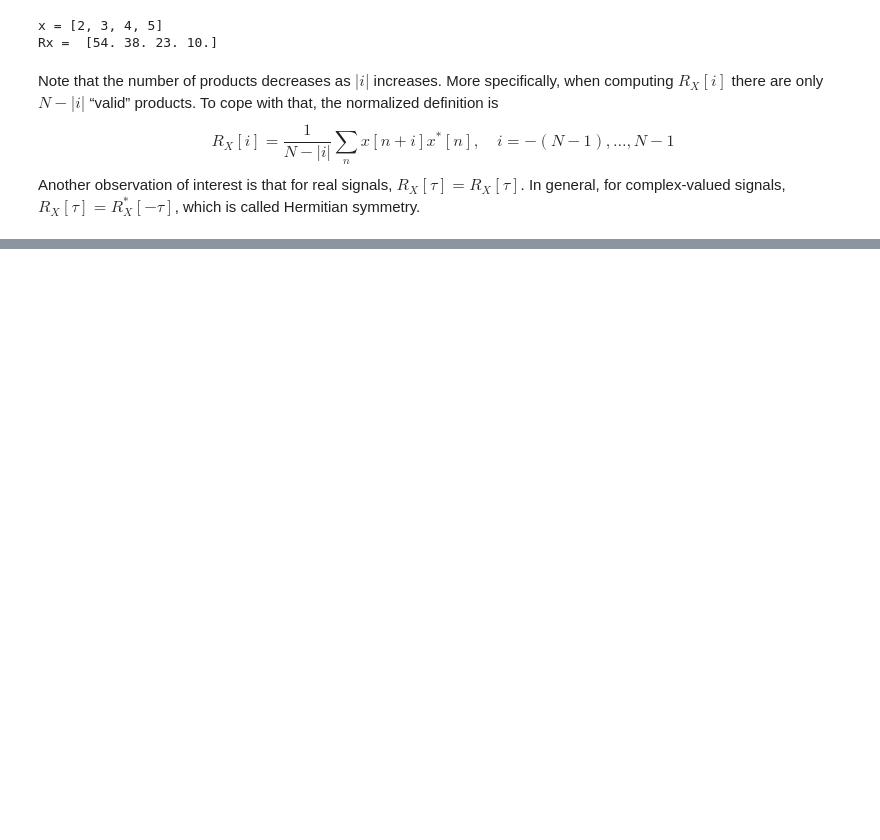
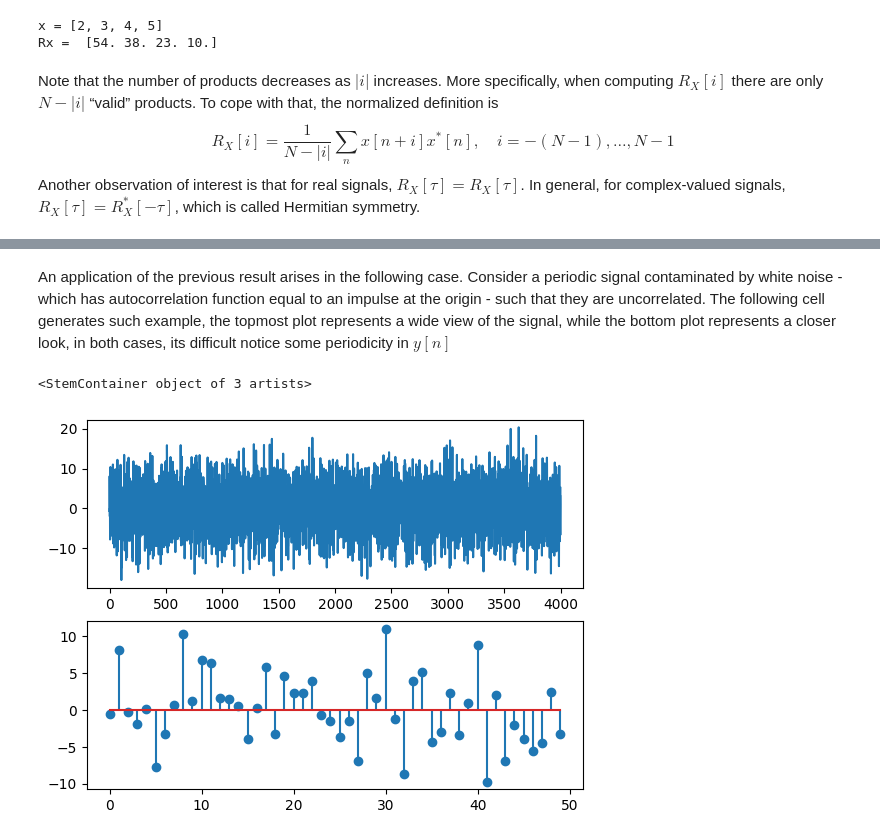
Before and after one commit to EduardoGFilho/DSP_Jupyter_Notebooks, a Jupyter notebook: Correlation.ipynb, the cells around one changed output, grey strips where cells are left out. Saved outputs shown, nothing was run; the diff lists cells and outputs as text; code cells hidden in the pictures; blank space fills up the shorter version.

```diff
--- a/Correlation.ipynb
+++ b/Correlation.ipynb
@@ -67,0 +105,25 @@ Rx = [54 38 23 10]
+# %% [markdown]
+An application of the previous result arises in the following case. Consider a periodic signal contaminated by white noise - which has autocorrelation function equal to an impulse at the origin - such that they are uncorrelated. The following cell generates such example, the topmost plot represents a wide view of the signal, while the bottom plot represents a closer look, in both cases, its difficult notice some periodicity in $y[n]$
+# %%
+A = 4 # Cosine's amplitude
+noise_power = 25 # Power for the noise
+f = 2 # Cosine's frequency
+Fs = 20 # "Sampling" frequency
+W = 2*np.pi*f/Fs
+
+n = np.arange(4000)
+# Generate a periodic signal
+x = A*np.cos(W*n)
+# Generate noise
+z = np.sqrt(noise_power)*randn(len(x))
+
+y = x+z
+
+plt.subplot(211)
+plt.plot(y)
+# Observe a window of the signal
+plt.subplot(212)
+plt.stem(y[:50])
+# %% [output]
+<StemContainer object of 3 artists>
+[figure, added]
```
Also changed, not shown: parts of 40 cells of this notebook, 3 other files.
